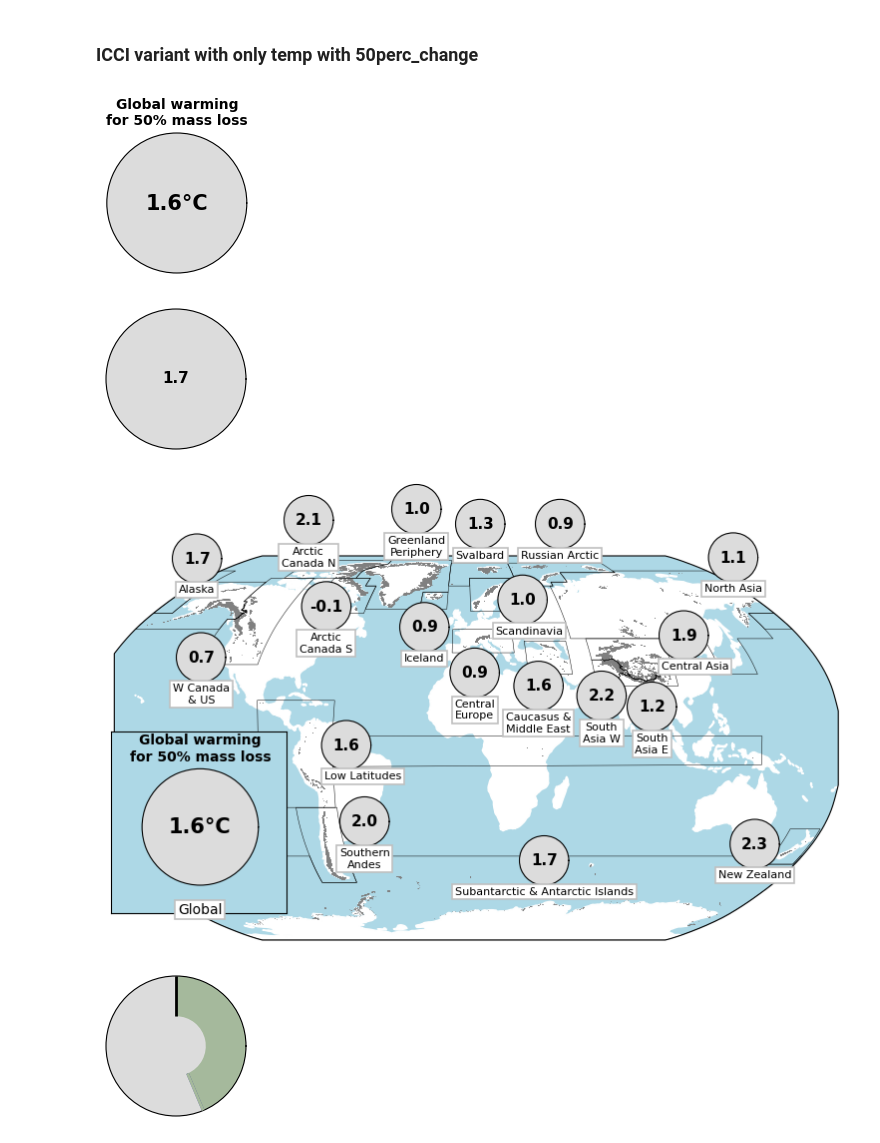
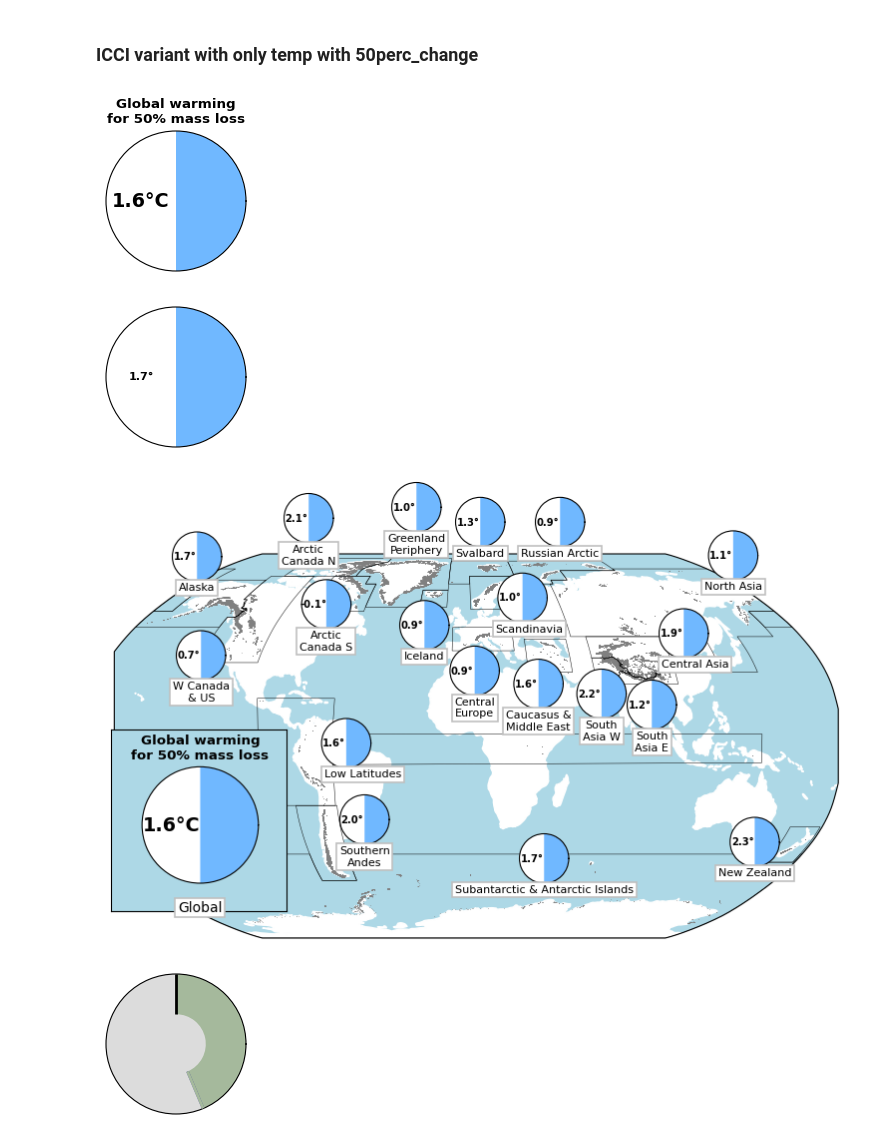
Before and after one commit to lilianschuster/GlacierMIP3, a Jupyter notebook: A_community_estimate_paper_analysis/4_world_map_figure.ipynb, the cells around one changed output. Drawn from its saved outputs; the diff is of its cells as text; code cells hidden in the pictures.

Commit message:
figure updates due to suggestions from Pam + svg figures

```diff
--- a/A_community_estimate_paper_analysis/4_world_map_figure.ipynb
+++ b/A_community_estimate_paper_analysis/4_world_map_figure.ipynb
@@ -96,7 +96,10 @@ def reg_pie_subplot(reg = 'All', ax =None, leg = False, only_steady_state=False,
                     yrs = [100,5000], lang = 'en',
                     only_perc_text = False,
                     bar_temp=1.2,
-                    show_temp_label = True):
+                    show_temp_label = True,
+                    perc_color = None, # NEW: color of the 50% half-disc (None = same blue as 1.2°C)
+                    bar_color = None  # if the single "temp. change" plots should be in a different color
+                   ):
     if reg == 'All':
         _reg = 'Globally'
     else:
@@ -157,6 +160,8 @@ def reg_pie_subplot(reg = 'All', ax =None, leg = False, only_steady_state=False,
             valsnorm = (1-((f/100)))*2*np.pi  #+shift
 
         c=cmap(scaler.transform(t.reshape(-1,1)))
+        if bar_color is not None and t.round(2) == bar_temp:     # NEW
+            c = np.array([mpl.colors.to_rgba(bar_color)])
         ax.vlines(x=-valsnorm+shift, ymin=0.2,ymax=0.44, color = c, lw=0.5, alpha = 1)
         if t.round(2) in [1.5,2,2.5, 3,3.5,4,4.5,5]:
             size=0.17
@@ -230,21 +235,29 @@ def reg_pie_subplot(reg = 'All', ax =None, leg = False, only_steady_state=False,
             c='darkblue'
         else:
             c=cmap(scaler.transform(t.reshape(-1,1))).squeeze()
+
         #c = 'grey' #
         if color_text:
             c_t = c
         else:
             c_t = 'black'
-        if reg == 'All':
-            fs = 15 if only_perc_text else 8      # CHANGED (was fs=8)
-            ax.text(0, 0, f'{t.round(1)}°C' if only_perc_text else f'50%\nmass:\n{t.round(1)}°C',
-                    fontsize=fs,
+        if only_perc_text:   # NEW: blue half-disc (50% lost) + temperature in the white half
+            if perc_color is None:
+                perc_color = cmap(scaler.transform(np.array([[1.2]]))).squeeze()
+            ax.bar(x=shift, width=-np.pi, bottom=0, height=0.47, align='edge',
+                   color=perc_color, linewidth=0)
+            lab = f'{t.round(1)}°C' if reg == 'All' else f'{t.round(1)}°'
+            fs = 13.8 if reg == 'All' else 7.2
+            ax.text(np.pi, 0.235, lab, fontsize=fs, color=c_t,
+                    verticalalignment='center', horizontalalignment='center', weight='bold')
+        elif reg == 'All':
+            fs=8
+            ax.text(0, 0, f'50%\nmass:\n{t.round(1)}°C', fontsize=fs,
                 color=c_t, verticalalignment='center',horizontalalignment='center', weight='bold')
         else:
-            fs = 11 if only_perc_text else 7      # CHANGED (was fs=7)
+            fs =7
             ax.text(0, 0, f'{t.round(1)}', fontsize=fs,
                 color=c_t, verticalalignment='center',horizontalalignment='center', weight='bold')
-
 
     # after 100, 500 years
     if only_steady_state:
@@ -364,7 +377,7 @@ def reg_pie_subplot(reg = 'All', ax =None, leg = False, only_steady_state=False,
                 fs = 8.2
             if only_perc_text:   # NEW: explicit title for the 50% version
                 ax.set_title('Global warming\nfor 50% mass loss', #is\nlost long-term (rel. to 2020)',
-                             fontsize=10, fontweight='bold')
+                             fontsize=9.7, fontweight='bold')
             else:  # NEW
                 ax.set_title(legend_label[lang], fontsize=fs, fontweight='bold')
                 #            ax.set_title('Steady-state glacier\nmass loss (rel. to 2020)', fontsize=8.5, fontweight='bold')
@@ -375,7 +388,7 @@ def reg_pie_subplot(reg = 'All', ax =None, leg = False, only_steady_state=False,
     #ax.axis("off")   # turns off axes
     ax.get_xaxis().set_visible(False)
     #ax.set_facecolor('whitesmoke')
-    ax.set_facecolor('gainsboro')
+    ax.set_facecolor('white' if only_perc_text else 'gainsboro')   # CHANGED
 
     #ax.set_axisbelow.set_visible(False)
     ax.grid(False)
@@ -929,10 +956,12 @@ ax = fig.add_axes([0,0.15,1,0.7], projection='polar')
 reg_pie_subplot(reg='19', ax=ax, leg=True, lowess_fit=True, rel_to='_rel_2020',
                 perc_show=50, color_text=False, only_perc_text=True)
 # %% [output]
-[figure, old version]
+[figure, new version]
-[figure, old version]
+[figure, new version]
 # %%
-lang = 'en'   # TODO: check that 'en' exists as key in rgi_reg_fig_dict_translated (not visible to me)
+plt.rcParams['svg.fonttype'] = 'none'   # text stays text in the SVG
+plt.rcParams['pdf.fonttype'] = 42       # TrueType fonts in the PDF
+lang = 'en'
 delta, deltan, deltann = -0.15, 0.005, 0.002
 
 fig = plt.figure()
@@ -964,34 +993,35 @@ pos = [(0.049, 0.26+delta),
 regions_ordered = list(rgi_reg_fig_dict_translated.keys())
 
 for nax, reg in enumerate(regions_ordered):
     size = 0.21 if reg == 'All' else 0.09
     height = size*1.01 if nax == 0 else size          # as in the original for ax0b
     ax = fig.add_axes([pos[nax][0], pos[nax][1], size, height],
                       facecolor='none', projection='polar')
 
     # only the 50% temperature in the middle
     reg_pie_subplot(reg=reg, ax=ax, leg=True, lowess_fit=True, rel_to='_rel_2020',
                     perc_show=50, color_text=False, lang=lang, only_perc_text=True)
 
     # region name box below the pie (same placement rules as before)
     v, s = (-0.15, 10) if nax == 0 else (-0.03, 8)
     h, ha = 0.5, 'center'
     if nax == 8:                # Scandinavia
         h, ha = -0.05, 'left'
     elif nax in (13, 16):
         h, ha = 0.05, 'left'
     name = rgi_reg_fig_dict_translated[reg][lang]
     if reg != 'All':
         name = name[3:]         # drop the RGI number, as with simple_no_rgi_numbers=True
     ax.text(h, v, name, size=s, horizontalalignment=ha, verticalalignment='top',
             transform=ax.transAxes,
             bbox=dict(facecolor='white', edgecolor='silver', pad=2, lw=1.2))
 
 fig.set_size_inches(8, 5.5)
 plt.savefig('figures/supplements/only_github_supplements/fig3_worldmap_variants/fig3_only_50perc.png', bbox_inches='tight', dpi=300)
 plt.savefig('figures/supplements/only_github_supplements/fig3_worldmap_variants/fig3_only_50perc.pdf', bbox_inches='tight', dpi=300, backend='pdf')
+plt.savefig('figures/supplements/only_github_supplements/fig3_worldmap_variants/fig3_only_50perc.svg', bbox_inches='tight', dpi=300, backend='svg')
 # %% [output]
-[figure, old version]
+[figure, new version]
 # %%
 fig = plt.figure(figsize=(8,2))
 ax = fig.add_axes([0,0.15,1,0.7], projection='polar')
```
Also changed, not shown: parts of 8 cells of this notebook, 23 other files.
